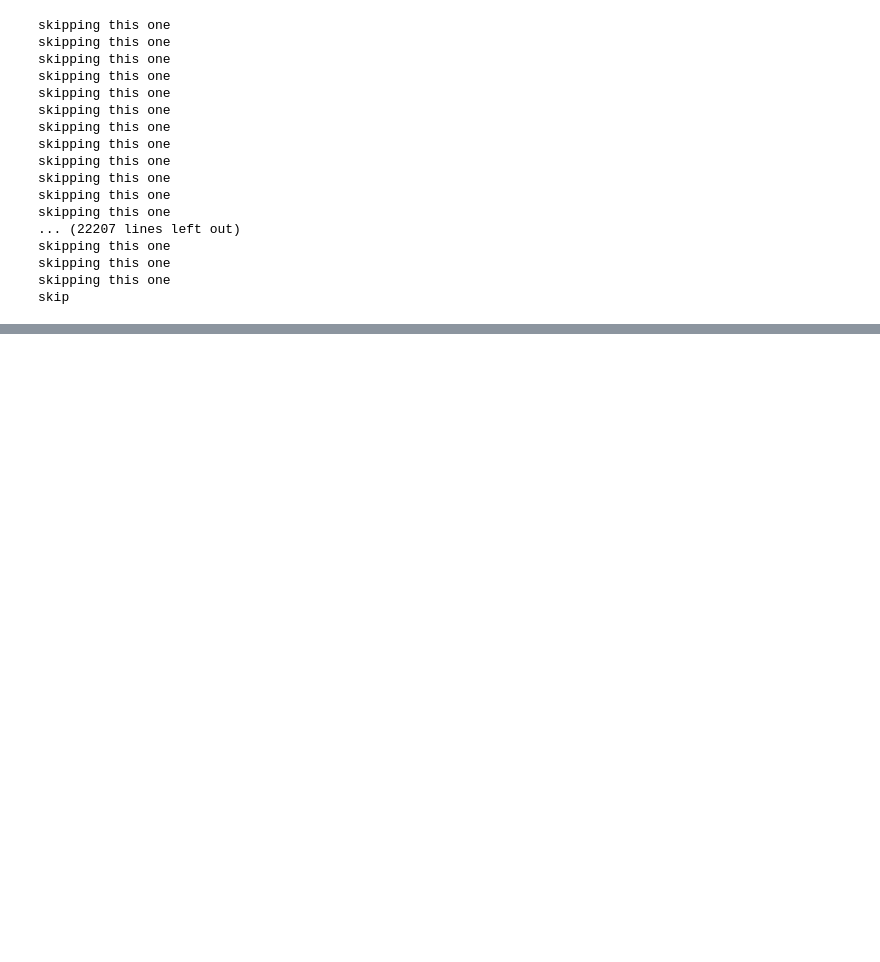
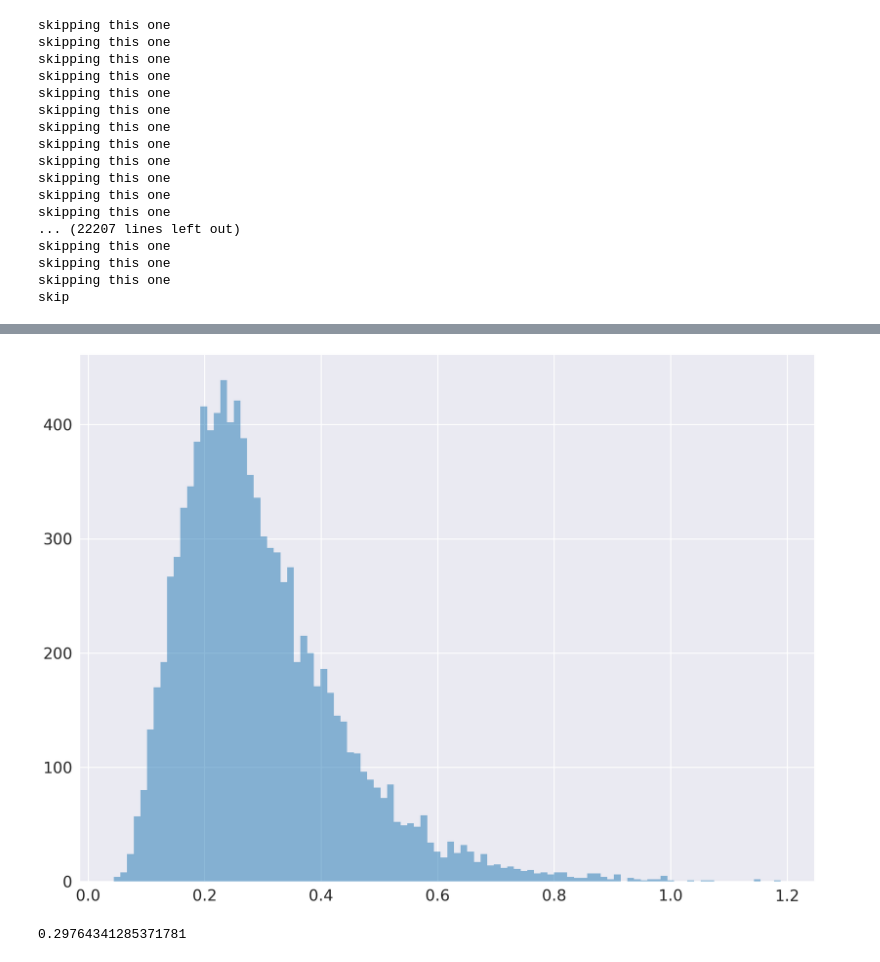
Before and after one commit to hsnee/lsstpsf, a Jupyter notebook: GalSize.ipynb, the cells around one changed output, grey strips where cells are left out. Drawn from its saved outputs; the diff is of its cells as text; code cells hidden in the pictures; blank space fills up the shorter version.

```diff
--- a/GalSize.ipynb
+++ b/GalSize.ipynb
@@ -70,0 +85,16 @@ psf = gs.Kolmogorov(fwhm=)
+# %%
+pixel_scale = 0.02
+psf_sigmas = []
+for fwhm in seeings:
+    kol_profile = gs.Kolmogorov(fwhm=fwhm)
+    img = kol_profile.drawImage(scale=pixel_scale)
+    moms = gs.hsm.FindAdaptiveMom(img)
+    psf_sigmas.append(moms.moments_sigma)
+# %%
+plt.hist(np.array(psf_sigmas)*0.02, bins=100, alpha=0.5);
+# %% [output]
+[figure, added]
+# %%
+np.mean(psf_sigmas)*pixel_scale
+# %% [output]
+0.29764341285371781
```
Also changed, not shown: parts of 13 cells of this notebook.
